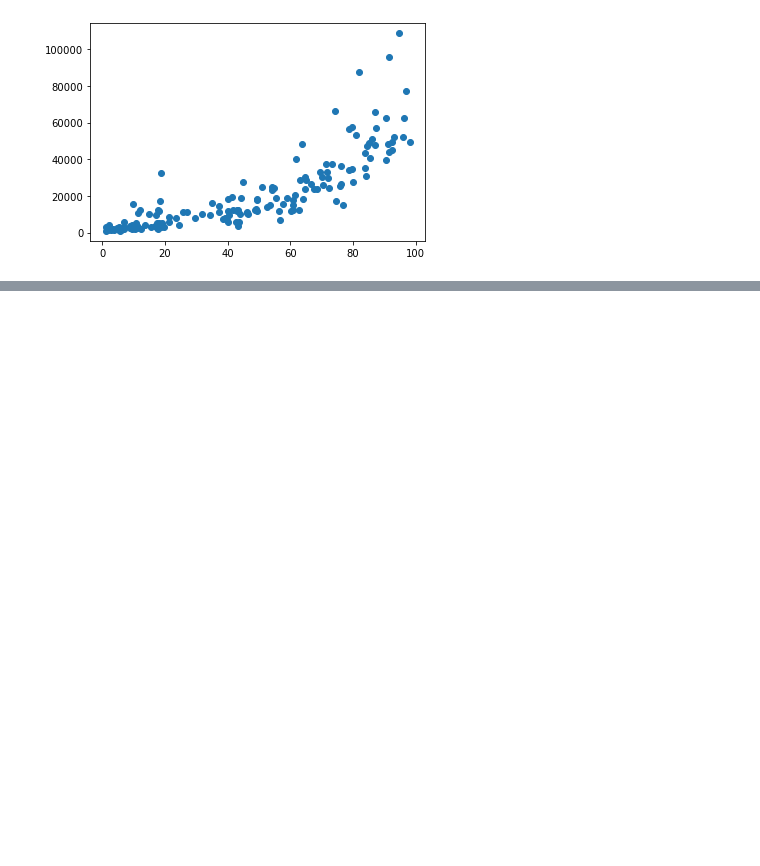
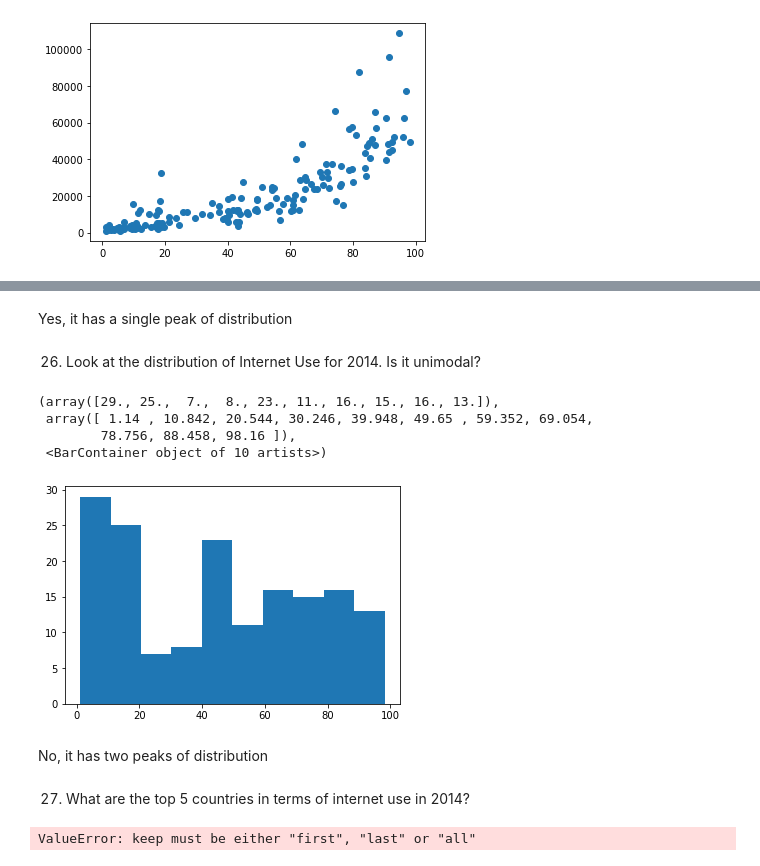
Before and after one commit to NSS-Data-Analytics-Cohort-7/gdp-and-internet-usage-Tara-Nicole-Data, a Jupyter notebook: Notebook/SUCCESS.ipynb, the cells around one changed output, grey strips where cells are left out. Drawn from its saved outputs; the diff is of its cells as text; code cells hidden in the pictures; blank space fills up the shorter version.

```diff
--- a/Notebook/SUCCESS.ipynb
+++ b/Notebook/SUCCESS.ipynb
@@ -390,0 +406,20 @@ plt.scatter(gdp_and_internet_use_2014.Internet_Users_Pct, gdp_and_internet_use_2
+# %% [markdown]
+Yes, it has a single peak of distribution
+# %% [markdown]
+26. Look at the distribution of Internet Use for 2014. Is it unimodal?
+# %%
+plt.hist(gdp_and_internet_use_2014.Internet_Users_Pct)
+# %% [output]
+(array([29., 25.,  7.,  8., 23., 11., 16., 15., 16., 13.]),
+ array([ 1.14 , 10.842, 20.544, 30.246, 39.948, 49.65 , 59.352, 69.054,
+        78.756, 88.458, 98.16 ]),
+ <BarContainer object of 10 artists>)
+[figure, added]
+# %% [markdown]
+No, it has two peaks of distribution
+# %% [markdown]
+27. What are the top 5 countries in terms of internet use in 2014?
+# %%
+gdp_and_internet_use_2014.Internet_Users_Pct.nlargest(5, 'Country or Area')
+# %% [output]
+ValueError: keep must be either "first", "last" or "all"
```
Also changed, not shown: parts of 4 cells of this notebook.
